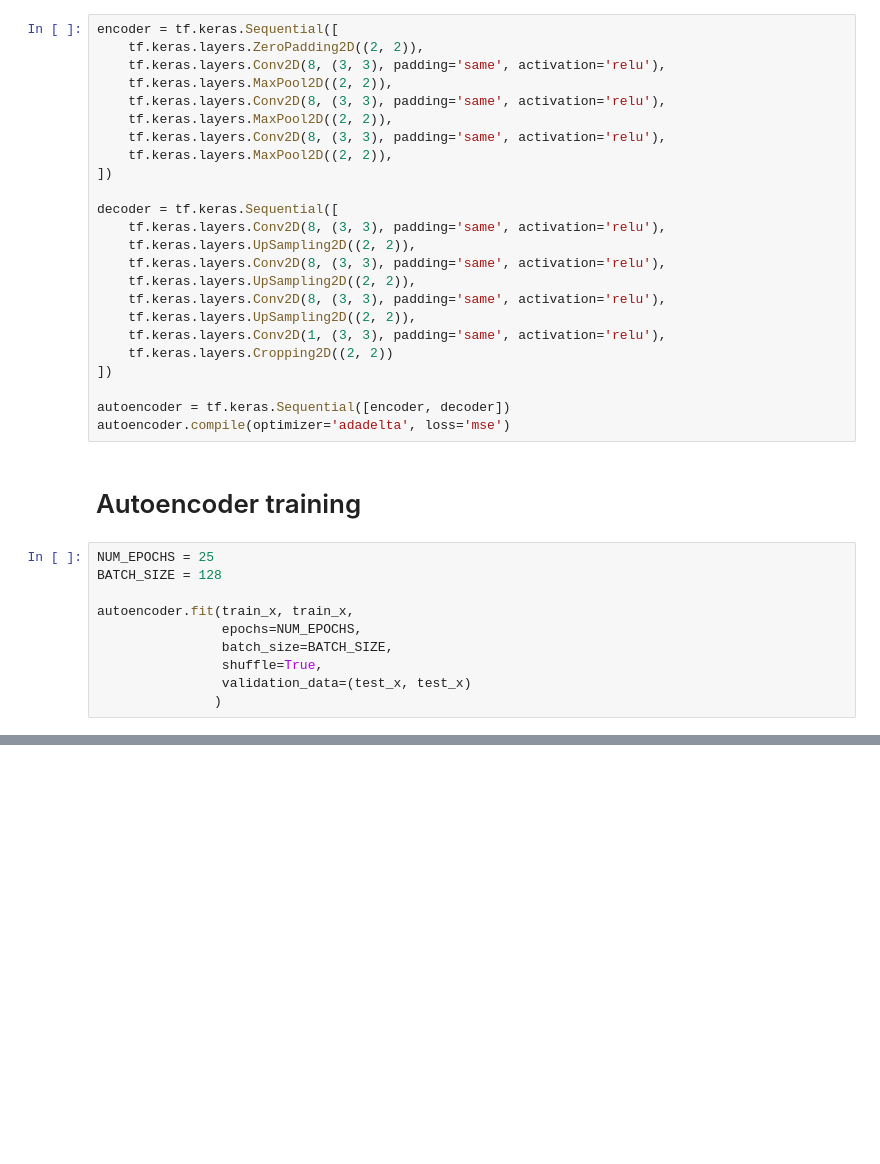
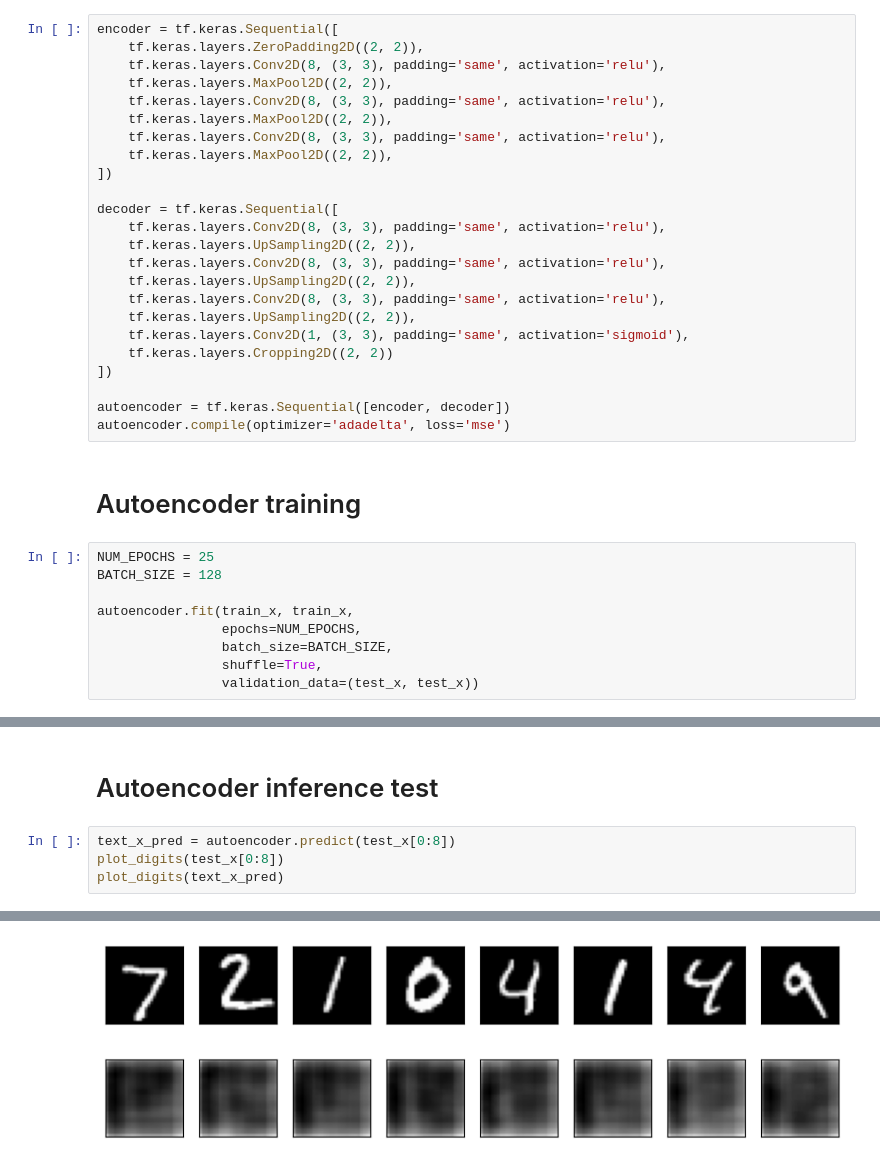
Before and after one commit to adwiza/datascience_skillbox, a Jupyter notebook: SkillFactoryDL/9. Autoencoder.ipynb, the cells around one changed output, grey strips where cells are left out. Saved outputs shown, nothing was run; the diff lists cells and outputs as text; blank space fills up the shorter version.

```diff
--- a/SkillFactoryDL/9. Autoencoder.ipynb
+++ b/SkillFactoryDL/9. Autoencoder.ipynb
@@ -51,7 +51,7 @@ decoder = tf.keras.Sequential([
     tf.keras.layers.UpSampling2D((2, 2)),
     tf.keras.layers.Conv2D(8, (3, 3), padding='same', activation='relu'),
     tf.keras.layers.UpSampling2D((2, 2)),
-    tf.keras.layers.Conv2D(1, (3, 3), padding='same', activation='relu'),
+    tf.keras.layers.Conv2D(1, (3, 3), padding='same', activation='sigmoid'),
     tf.keras.layers.Cropping2D((2, 2))
 ])
 
@@ -67,7 +67,6 @@ autoencoder.fit(train_x, train_x,
                 epochs=NUM_EPOCHS,
                 batch_size=BATCH_SIZE,
                 shuffle=True,
-                validation_data=(test_x, test_x)
-               )
+                validation_data=(test_x, test_x))
 # %% [output]
 Epoch 1/25
@@ -73,0 +90,7 @@ Epoch 1/25
+# %% [markdown]
+# Autoencoder inference test
+# %%
+text_x_pred = autoencoder.predict(test_x[0:8])
+plot_digits(test_x[0:8])
+plot_digits(text_x_pred)
+# %% [output]
@@ -73,0 +98,2 @@ Epoch 1/25
+[figure, added]
+[figure, added]
```
Also changed, not shown: parts of 14 cells of this notebook, 2 other files.
